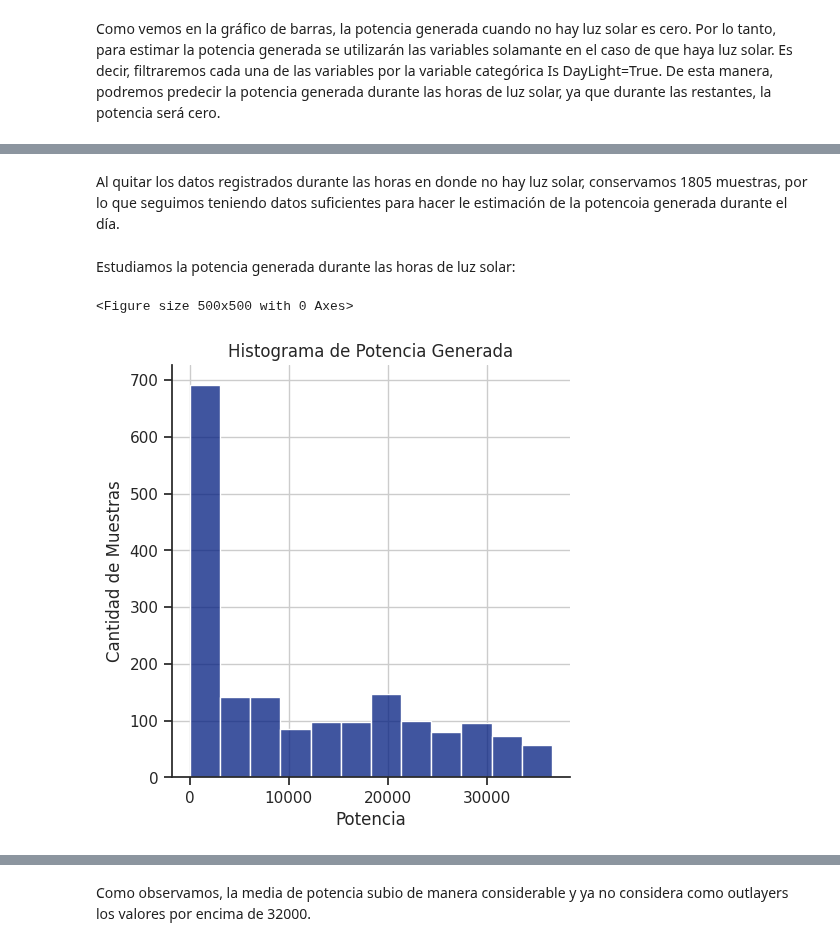
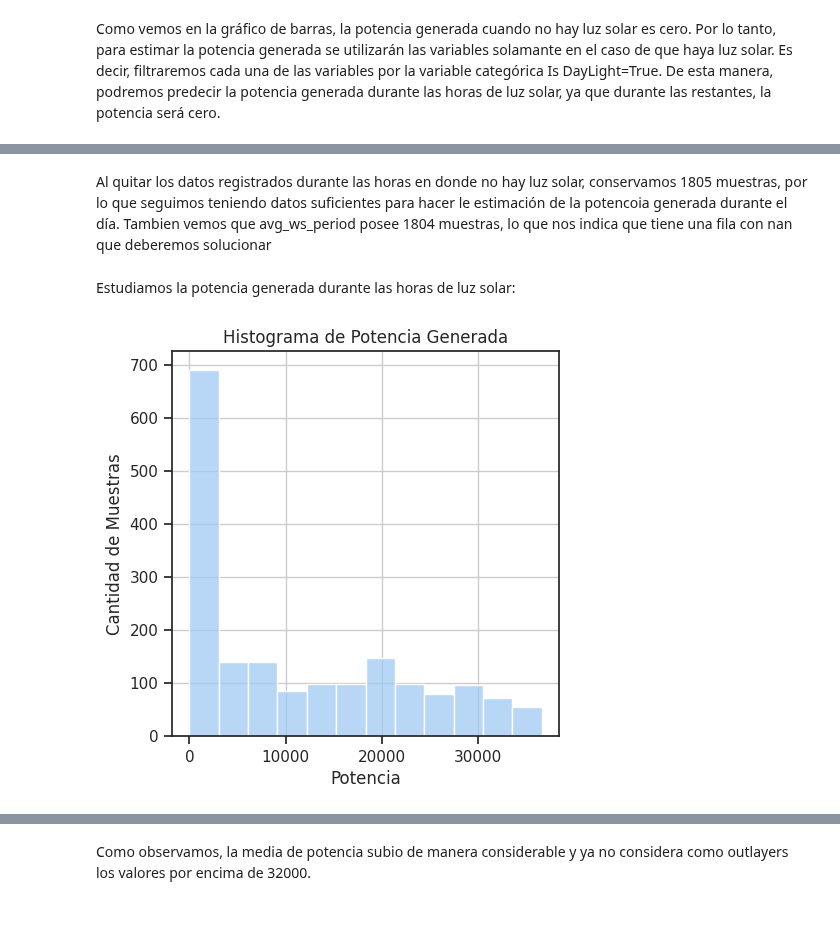
Before and after one commit to FernandoEzequiel/Coder, a Jupyter notebook: notebook/Entregas Coder/Visualizaciones_GarciaGonzalez.ipynb, the cells around one changed output, grey strips where cells are left out. Cells and saved outputs as stored; diff of their text form; code cells hidden in the pictures; blank space fills up the shorter version.

```diff
--- a/notebook/Entregas Coder/Visualizaciones_GarciaGonzalez.ipynb
+++ b/notebook/Entregas Coder/Visualizaciones_GarciaGonzalez.ipynb
@@ -169,20 +173,21 @@ df_DataSet2_dia.describe().T
 | power_gen | 1805.0 | 11291.496399 | 11106.782824 | 0.000000 | 907.000000 | 7462.000000 | 20623.000000 | 36580.000000 |
 # %% [markdown]
 Al quitar los datos registrados durante las horas en donde no hay luz solar, conservamos 1805 muestras, por lo que seguimos teniendo datos suficientes para hacer le estimación de la potencoia generada durante el día.
+Tambien vemos que avg_ws_period posee 1804 muestras, lo que nos indica que tiene una fila con nan que deberemos solucionar
 # %% [markdown]
 Estudiamos la potencia generada durante las horas de luz solar:
 # %%
 # estudiamos la distribución de la potencia generada
-
-sns.set_theme(style="ticks", palette="dark")
-plt.figure(figsize=(5,5)) #defino el tamaño del grafico
-sns.displot(x = 'power_gen', data = df_DataSet2_dia, color ='b' )
-plt.xlabel('Potencia')
-plt.ylabel('Cantidad de Muestras')
-plt.title('Histograma de Potencia Generada')
-plt.grid(True)
+fig, ax = plt.subplots(figsize=(5,5)) #defino el tamaño del grafico
+sns.set_theme(style="ticks", palette="pastel")
+#sns.displot(x = 'power_gen', data = df_DataSet2_dia)
+sns.histplot(x = 'power_gen', data = df_DataSet2_dia, ax=ax)
+ax.set_title('Histograma de Potencia Generada')
+ax.set_xlabel('Potencia')
+ax.set_ylabel('Cantidad de Muestras')
+ax.grid(True)
 plt.show()
+fig.savefig('../Entregas Coder/Figuras/02_sn_Hist_Pot.png')
 # %% [output]
-<Figure size 500x500 with 0 Axes>
-[figure, old version]
+[figure, new version]
 # %%
```
Also changed, not shown: parts of 11 cells of this notebook, 9 other files.
